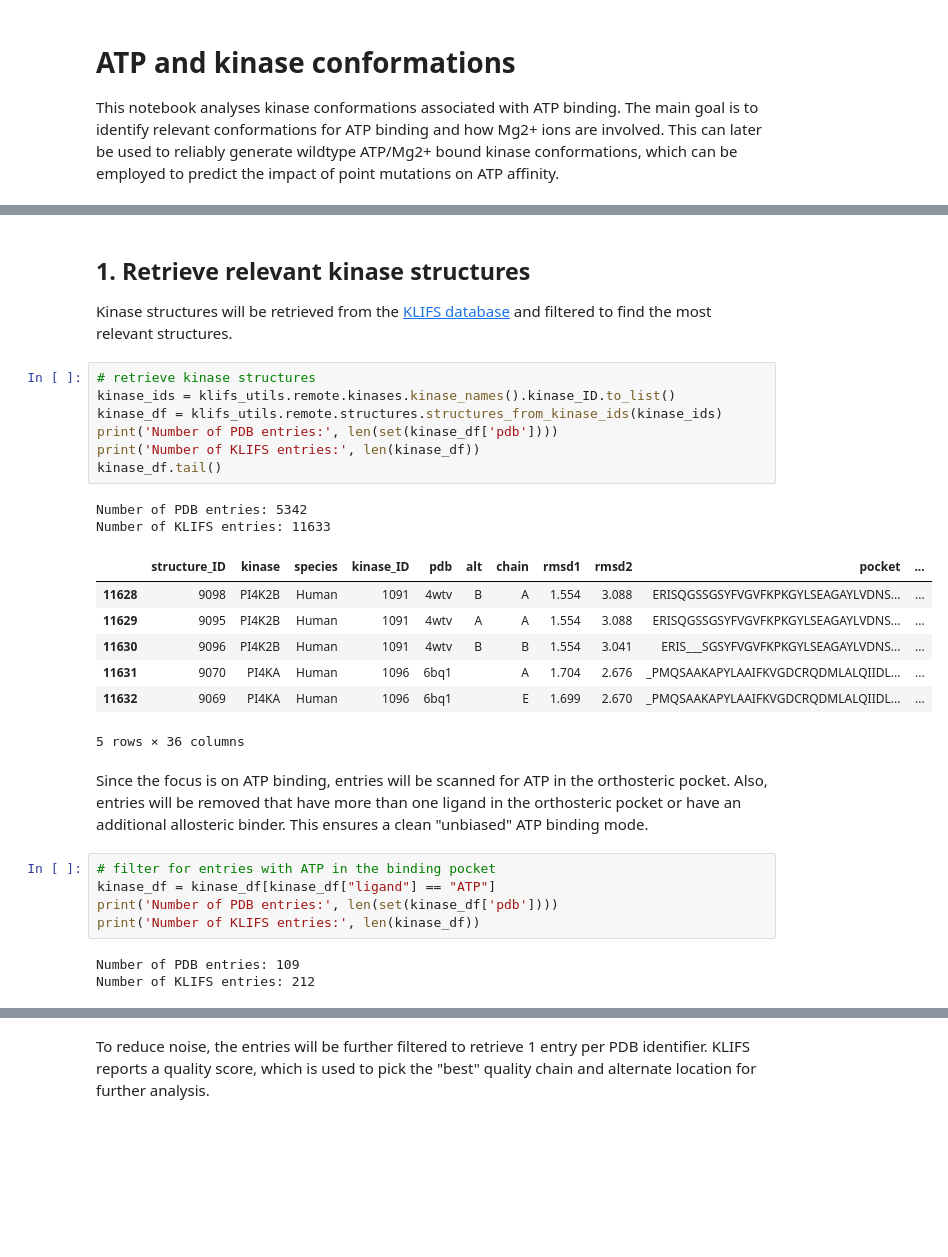
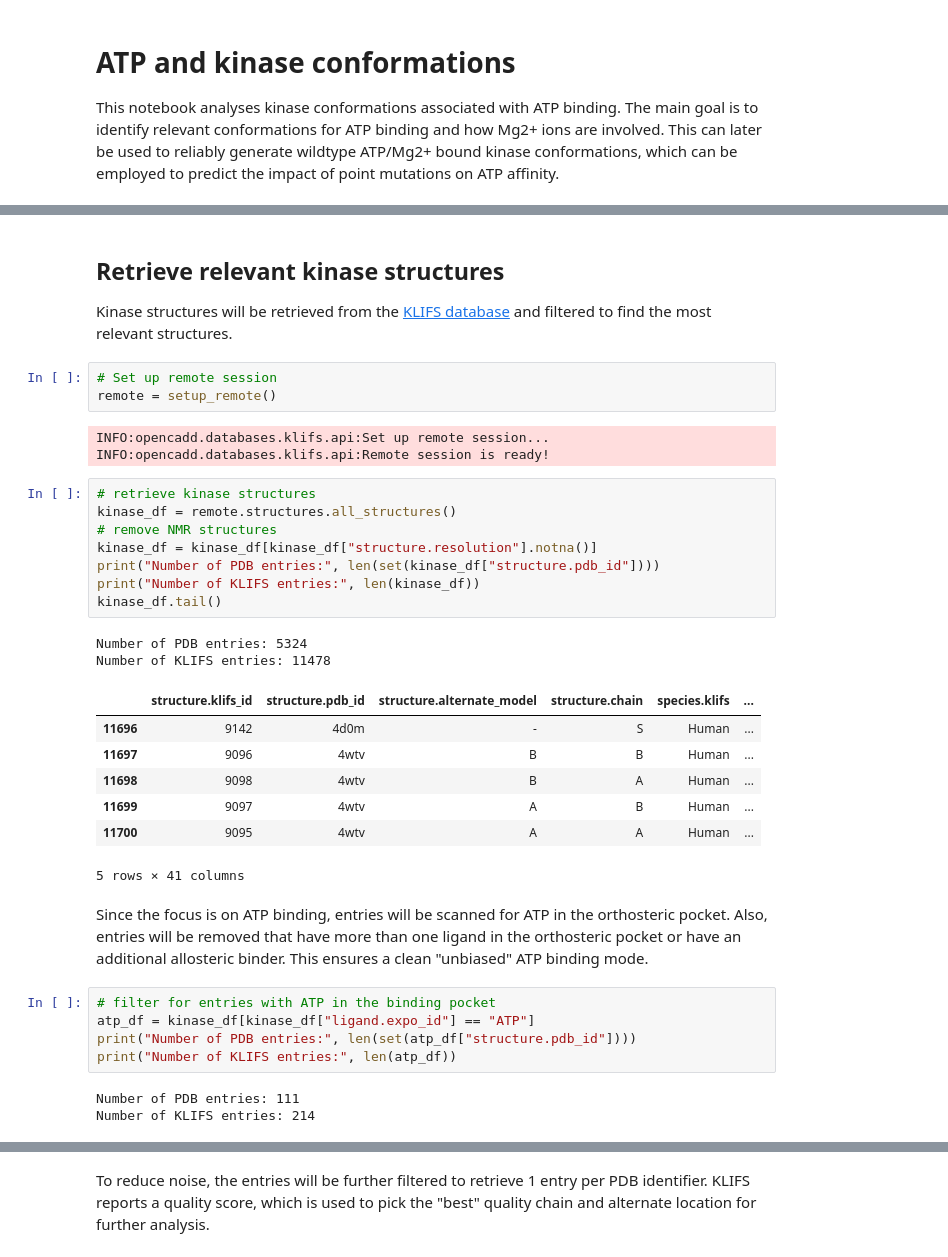
Before and after one commit to openkinome/study-abl-resistance, a Jupyter notebook: notebooks/atp_kinase_conformations.ipynb, the cells around one changed output, grey strips where cells are left out. Cells and saved outputs as stored; diff of their text form; blank space fills up the shorter version.

Commit message:
improve kinase conformation analysis

```diff
--- a/notebooks/atp_kinase_conformations.ipynb
+++ b/notebooks/atp_kinase_conformations.ipynb
@@ -16,33 +29,40 @@ import MDAnalysis as mda
 # %% [markdown]
-## 1. Retrieve relevant kinase structures
+## Retrieve relevant kinase structures
 
 Kinase structures will be retrieved from the [KLIFS database](https://klifs.vu-compmedchem.nl/) and filtered to find the most relevant structures.
+# %%
+# Set up remote session
+remote = setup_remote()
+# %% [output]
+INFO:opencadd.databases.klifs.api:Set up remote session...
+INFO:opencadd.databases.klifs.api:Remote session is ready!
 # %%
 # retrieve kinase structures
-kinase_ids = klifs_utils.remote.kinases.kinase_names().kinase_ID.to_list()
-kinase_df = klifs_utils.remote.structures.structures_from_kinase_ids(kinase_ids)
-print('Number of PDB entries:', len(set(kinase_df['pdb'])))
-print('Number of KLIFS entries:', len(kinase_df))
+kinase_df = remote.structures.all_structures()
+# remove NMR structures
+kinase_df = kinase_df[kinase_df["structure.resolution"].notna()]
+print("Number of PDB entries:", len(set(kinase_df["structure.pdb_id"])))
+print("Number of KLIFS entries:", len(kinase_df))
 kinase_df.tail()
 # %% [output]
-Number of PDB entries: 5342
-Number of KLIFS entries: 11633
+Number of PDB entries: 5324
+Number of KLIFS entries: 11478
-|  | structure_ID | kinase | species | kinase_ID | pdb | alt | chain | rmsd1 | rmsd2 | pocket | ... |
-| 11628 | 9098 | PI4K2B | Human | 1091 | 4wtv | B | A | 1.554 | 3.088 | ERISQGSSGSYFVGVFKPKGYLSEAGAYLVDNS... | ... |
-| 11629 | 9095 | PI4K2B | Human | 1091 | 4wtv | A | A | 1.554 | 3.088 | ERISQGSSGSYFVGVFKPKGYLSEAGAYLVDNS... | ... |
-| 11630 | 9096 | PI4K2B | Human | 1091 | 4wtv | B | B | 1.554 | 3.041 | ERIS___SGSYFVGVFKPKGYLSEAGAYLVDNS... | ... |
-| 11631 | 9070 | PI4KA | Human | 1096 | 6bq1 |  | A | 1.704 | 2.676 | _PMQSAAKAPYLAAIFKVGDCRQDMLALQIIDL... | ... |
-| 11632 | 9069 | PI4KA | Human | 1096 | 6bq1 |  | E | 1.699 | 2.670 | _PMQSAAKAPYLAAIFKVGDCRQDMLALQIIDL... | ... |
+|  | structure.klifs_id | structure.pdb_id | structure.alternate_model | structure.chain | species.klifs | ... |
+| 11696 | 9142 | 4d0m | - | S | Human | ... |
+| 11697 | 9096 | 4wtv | B | B | Human | ... |
+| 11698 | 9098 | 4wtv | B | A | Human | ... |
+| 11699 | 9097 | 4wtv | A | B | Human | ... |
+| 11700 | 9095 | 4wtv | A | A | Human | ... |
-5 rows × 36 columns
+5 rows × 41 columns
 # %% [markdown]
 Since the focus is on ATP binding, entries will be scanned for ATP in the orthosteric pocket. Also, entries will be removed that have more than one ligand in the orthosteric pocket or have an additional allosteric binder. This ensures a clean "unbiased" ATP binding mode.
 # %%
 # filter for entries with ATP in the binding pocket
-kinase_df = kinase_df[kinase_df["ligand"] == "ATP"]
-print('Number of PDB entries:', len(set(kinase_df['pdb'])))
-print('Number of KLIFS entries:', len(kinase_df))
+atp_df = kinase_df[kinase_df["ligand.expo_id"] == "ATP"]
+print("Number of PDB entries:", len(set(atp_df["structure.pdb_id"])))
+print("Number of KLIFS entries:", len(atp_df))
 # %% [output]
-Number of PDB entries: 109
-Number of KLIFS entries: 212
+Number of PDB entries: 111
+Number of KLIFS entries: 214
 # %%
 # filter for entries with a single orthosteric ligand
```
Also changed, not shown: parts of 57 cells of this notebook, 1 other file.
